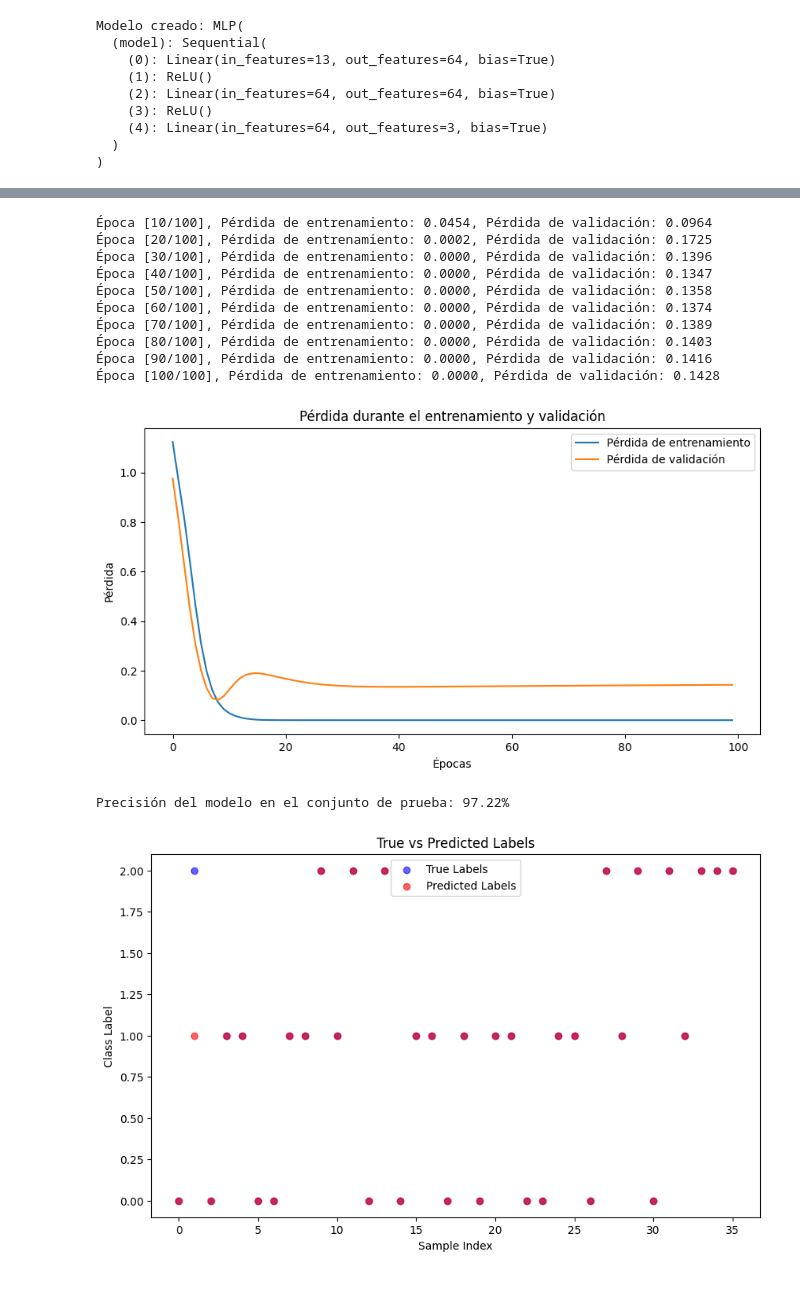
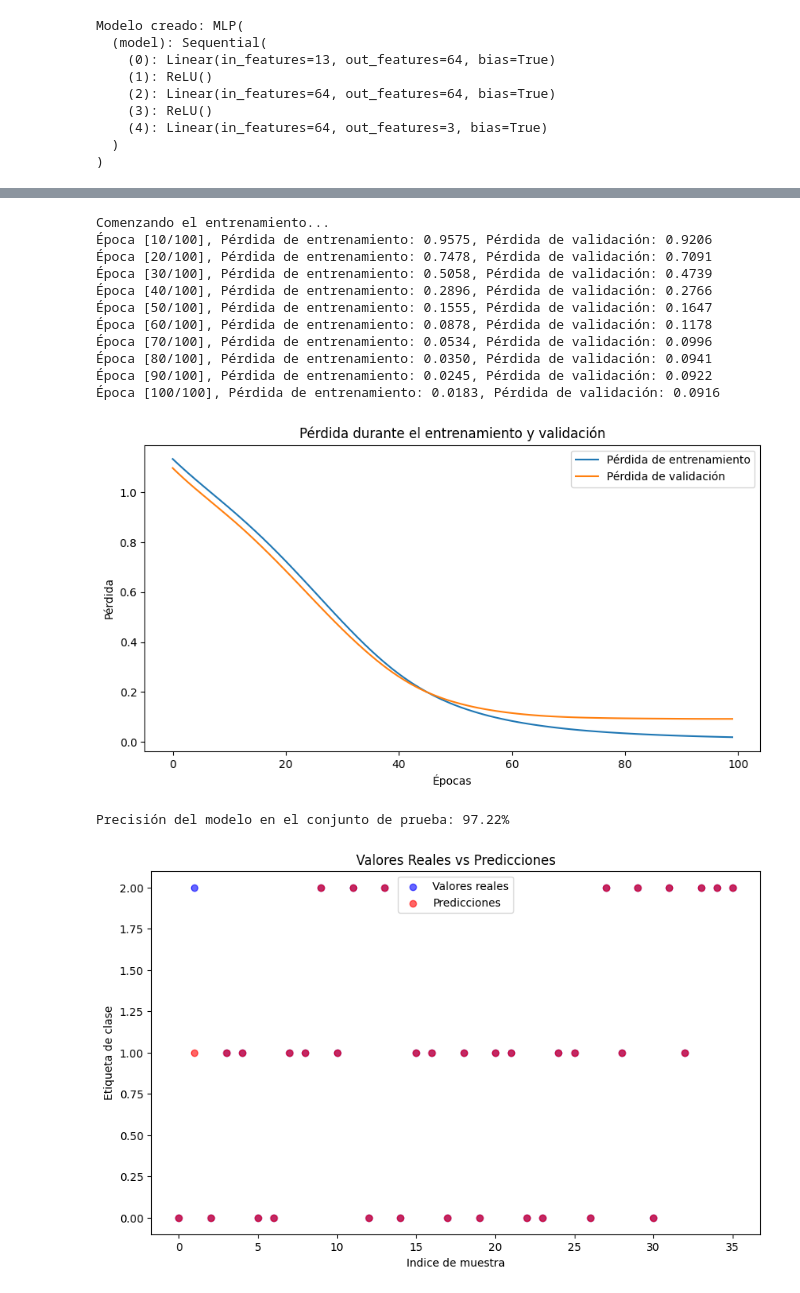
Before and after one commit to NaTHuber/clasificador-vinos, a Jupyter notebook: notebooks/clasificador.ipynb, the cells around one changed output, grey strips where cells are left out. Cells and saved outputs as stored; diff of their text form; code cells hidden in the pictures.

```diff
--- a/notebooks/clasificador.ipynb
+++ b/notebooks/clasificador.ipynb
@@ -170,7 +170,7 @@ class MLP(nn.Module):
 input_size = X_train_tensor.shape[1]
 hidden_size = 64
 output_size = len(np.unique(y))
-learning_rate = 0.01
+learning_rate = 0.001
 num_epochs = 100
 print("Número de características de entrada:", input_size)
 print("Tamaño de la capa oculta:", hidden_size)
@@ -220,10 +220,12 @@ Parameter Group 0
     weight_decay: 0
 )
 # %%
-# Bucle de entrenamiento
-
+# Entrenamiento del modelo
+# Inicio - Listas para tracking pérdidas
 train_losses = []
 val_losses = []
+# Bucle de entrenamiento
+print("Comenzando el entrenamiento...")
 for epoch in range(num_epochs):
     model.train()  # Modo entrenamiento
     optimizer.zero_grad()  # Limpiar gradientes
@@ -245,20 +247,21 @@ for epoch in range(num_epochs):
         val_loss = criterion(val_outputs, y_test_tensor)
         val_losses.append(val_loss.item())
 
-    # Mostrar cada 10 épocas
+    # Logging: Mostrar cada 10 épocas
     if (epoch + 1) % 10 == 0:
         print(f"Época [{epoch + 1}/{num_epochs}], Pérdida de entrenamiento: {loss.item():.4f}, Pérdida de validación: {val_loss.item():.4f}")
 # %% [output]
-Época [10/100], Pérdida de entrenamiento: 0.0454, Pérdida de validación: 0.0964
-Época [20/100], Pérdida de entrenamiento: 0.0002, Pérdida de validación: 0.1725
-Época [30/100], Pérdida de entrenamiento: 0.0000, Pérdida de validación: 0.1396
-Época [40/100], Pérdida de entrenamiento: 0.0000, Pérdida de validación: 0.1347
-Época [50/100], Pérdida de entrenamiento: 0.0000, Pérdida de validación: 0.1358
-Época [60/100], Pérdida de entrenamiento: 0.0000, Pérdida de validación: 0.1374
-Época [70/100], Pérdida de entrenamiento: 0.0000, Pérdida de validación: 0.1389
-Época [80/100], Pérdida de entrenamiento: 0.0000, Pérdida de validación: 0.1403
-Época [90/100], Pérdida de entrenamiento: 0.0000, Pérdida de validación: 0.1416
-Época [100/100], Pérdida de entrenamiento: 0.0000, Pérdida de validación: 0.1428
+Comenzando el entrenamiento...
+Época [10/100], Pérdida de entrenamiento: 0.9575, Pérdida de validación: 0.9206
+Época [20/100], Pérdida de entrenamiento: 0.7478, Pérdida de validación: 0.7091
+Época [30/100], Pérdida de entrenamiento: 0.5058, Pérdida de validación: 0.4739
+Época [40/100], Pérdida de entrenamiento: 0.2896, Pérdida de validación: 0.2766
+Época [50/100], Pérdida de entrenamiento: 0.1555, Pérdida de validación: 0.1647
+Época [60/100], Pérdida de entrenamiento: 0.0878, Pérdida de validación: 0.1178
+Época [70/100], Pérdida de entrenamiento: 0.0534, Pérdida de validación: 0.0996
+Época [80/100], Pérdida de entrenamiento: 0.0350, Pérdida de validación: 0.0941
+Época [90/100], Pérdida de entrenamiento: 0.0245, Pérdida de validación: 0.0922
+Época [100/100], Pérdida de entrenamiento: 0.0183, Pérdida de validación: 0.0916
 # %%
 # Graficar las pérdidas de entrenamiento y validación
 plt.figure(figsize=(10, 5))
@@ -270,7 +273,7 @@ plt.title('Pérdida durante el entrenamiento y validación')
 plt.legend()
 plt.show()
 # %% [output]
-[figure, old version]
+[figure, new version]
 # %%
 # Evaluar el modelo en el conjunto de prueba
 model.eval()  # Modo evaluación
@@ -284,12 +287,12 @@ Precisión del modelo en el conjunto de prueba: 97.22%
 # %%
 # Mostrar el performance del modelo
 plt.figure(figsize=(10, 6))
-plt.scatter(range(len(y_test)), y_test, label="True Labels", color='blue', alpha=0.6)
-plt.scatter(range(len(predicted)), predicted, label="Predicted Labels", color='red', alpha=0.6)
-plt.title("True vs Predicted Labels")
-plt.xlabel("Sample Index")
-plt.ylabel("Class Label")
+plt.scatter(range(len(y_test)), y_test, label="Valores reales", color='blue', alpha=0.6)
+plt.scatter(range(len(predicted)), predicted, label="Predicciones", color='red', alpha=0.6)
+plt.title("Valores Reales vs Predicciones")
+plt.xlabel("Indice de muestra")
+plt.ylabel("Etiqueta de clase")
 plt.legend()
 plt.show()
 # %% [output]
-[figure, old version]
+[figure, new version]
```
Also changed, not shown: parts of 3 cells of this notebook.
